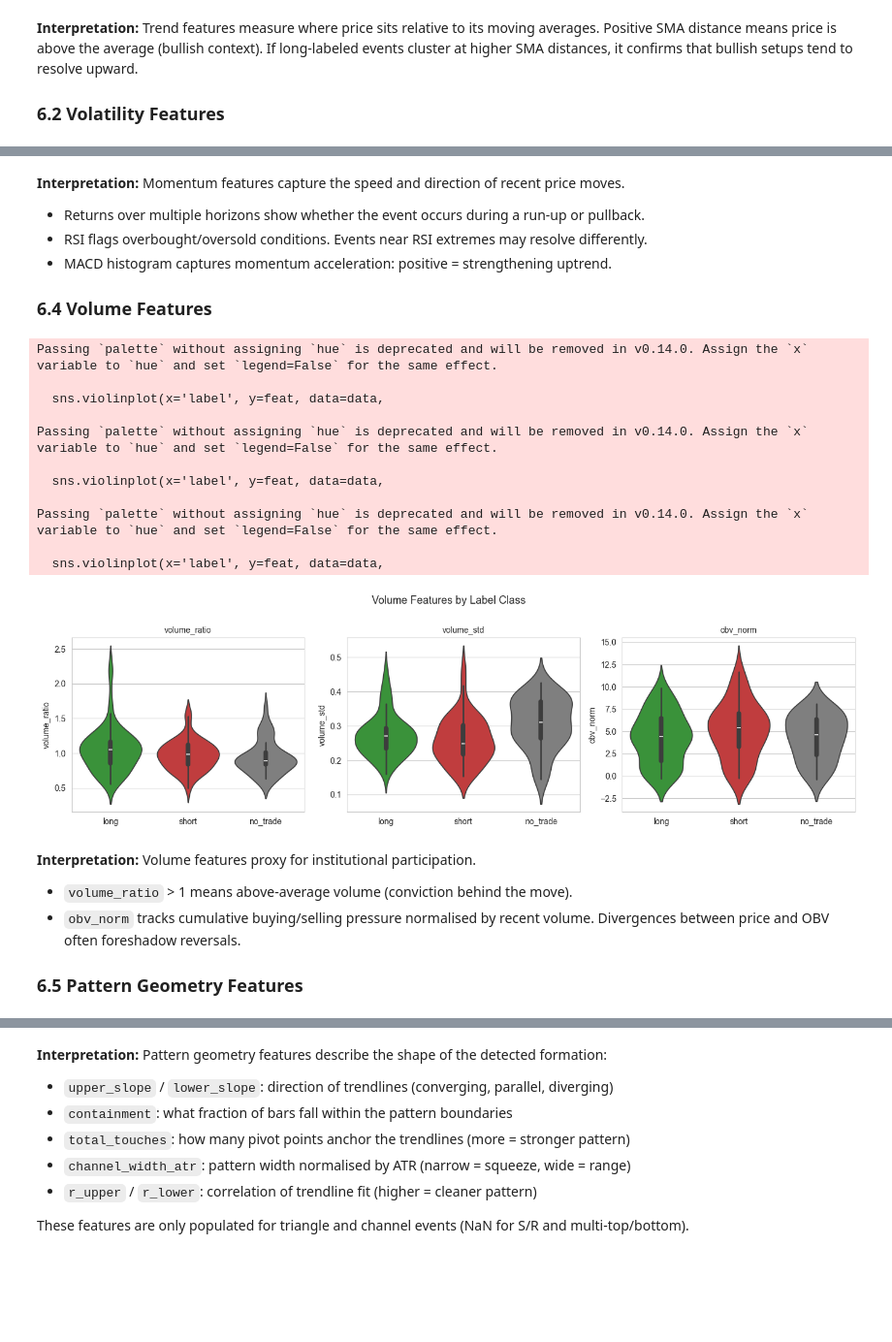
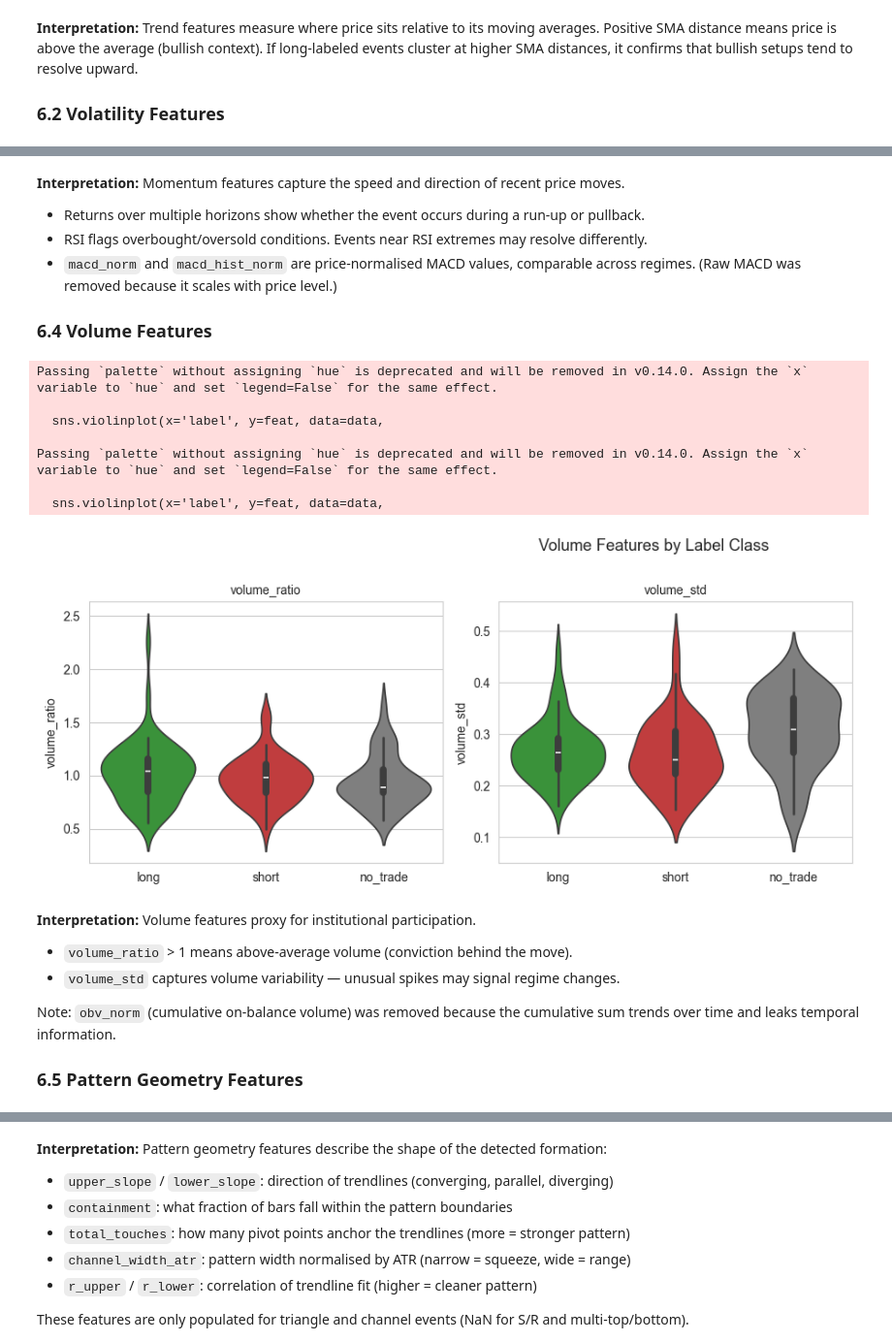
Before and after one commit to zaetae/regime-aware-ml-trading, a Jupyter notebook: regime-aware-ml-trading/notebooks/09_feature_engineering.ipynb, the cells around one changed output, grey strips where cells are left out. Shown at 97% size. Saved outputs shown, nothing was run; the diff lists cells and outputs as text; code cells hidden in the pictures; blank space fills up the shorter version.

```diff
--- a/regime-aware-ml-trading/notebooks/09_feature_engineering.ipynb
+++ b/regime-aware-ml-trading/notebooks/09_feature_engineering.ipynb
@@ -353,14 +369,14 @@ We visualise the pairwise Pearson correlation among the numeric indicator featur
 # %%
 # Select only numeric indicator columns (exclude dummies and sparse geometry)
 indicator_cols = [
-    'atr_14', 'atr_ratio', 'rvol_20',
+    'atr_ratio', 'rvol_20',
     'ret_1', 'ret_5', 'ret_10', 'ret_20',
     'sma_10_dist', 'sma_20_dist', 'sma_50_dist', 'sma_100_dist', 'sma_200_dist',
     'ma_spread_10_50', 'ma_spread_20_200', 'ma_spread_50_200',
-    'rsi_14', 'macd', 'macd_signal', 'macd_hist',
+    'rsi_14', 'macd_norm', 'macd_signal_norm', 'macd_hist_norm',
     'bb_width', 'bb_pctb',
     'mom_5', 'mom_10', 'mom_20',
-    'volume_ratio', 'volume_std', 'obv_norm',
+    'volume_ratio', 'volume_std',
 ]
 # Keep only columns actually present in the feature matrix
 indicator_cols = [c for c in indicator_cols if c in features.columns]
@@ -600,30 +613,29 @@ Passing `palette` without assigning `hue` is deprecated and will be removed in v
 **Interpretation:** Momentum features capture the speed and direction of recent price moves.
 - Returns over multiple horizons show whether the event occurs during a run-up or pullback.
 - RSI flags overbought/oversold conditions. Events near RSI extremes may resolve differently.
-- MACD histogram captures momentum acceleration: positive = strengthening uptrend.
+- `macd_norm` and `macd_hist_norm` are price-normalised MACD values, comparable across regimes.
+  (Raw MACD was removed because it scales with price level.)
 
 ### 6.4 Volume Features
 # %%
-vol_feat = ['volume_ratio', 'volume_std', 'obv_norm']
+vol_feat = ['volume_ratio', 'volume_std']
 violin_grid(vol_feat, 'Volume Features by Label Class', ncols=3, figsize=(14, 4))
 # %% [output]
 Passing `palette` without assigning `hue` is deprecated and will be removed in v0.14.0. Assign the `x` variable to `hue` and set `legend=False` for the same effect.
 
   sns.violinplot(x='label', y=feat, data=data,
 
 Passing `palette` without assigning `hue` is deprecated and will be removed in v0.14.0. Assign the `x` variable to `hue` and set `legend=False` for the same effect.
 
   sns.violinplot(x='label', y=feat, data=data,
-
-Passing `palette` without assigning `hue` is deprecated and will be removed in v0.14.0. Assign the `x` variable to `hue` and set `legend=False` for the same effect.
-
-  sns.violinplot(x='label', y=feat, data=data,
-[figure, old version]
+[figure, new version]
 # %% [markdown]
 **Interpretation:** Volume features proxy for institutional participation.
 - `volume_ratio` > 1 means above-average volume (conviction behind the move).
-- `obv_norm` tracks cumulative buying/selling pressure normalised by recent volume.
-  Divergences between price and OBV often foreshadow reversals.
+- `volume_std` captures volume variability — unusual spikes may signal regime changes.
+
+Note: `obv_norm` (cumulative on-balance volume) was removed because the cumulative sum
+trends over time and leaks temporal information.
 
 ### 6.5 Pattern Geometry Features
 # %%
```
Also changed, not shown: parts of 26 cells of this notebook, 36 other files.
